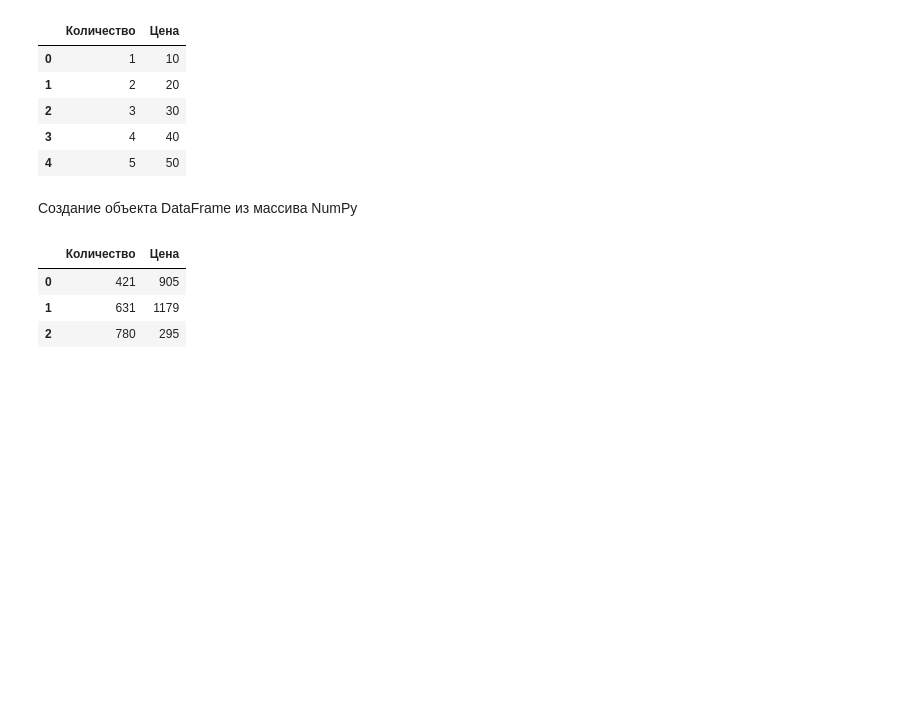
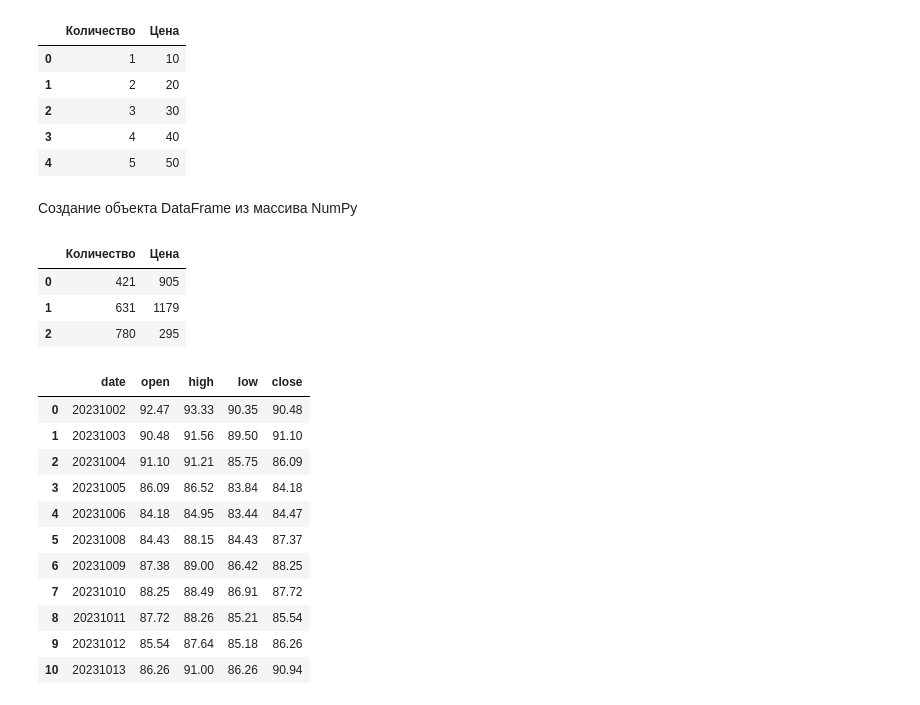
Before and after one commit to ArretWins/NumpyStudyProject, a Jupyter notebook: pandas/lesson_2.ipynb, the cells around one changed output. Saved outputs shown, nothing was run; the diff lists cells and outputs as text; code cells hidden in the pictures; blank space fills up the shorter version.

```diff
--- a/pandas/lesson_2.ipynb
+++ b/pandas/lesson_2.ipynb
@@ -64,3 +64,31 @@ display(df)
 | 0 | 421 | 905 |
 | 1 | 631 | 1179 |
 | 2 | 780 | 295 |
+# %%
+brent_values = [['20231002', 92.47, 93.33, 90.35, 90.48],
+                ['20231003', 90.48, 91.56, 89.5, 91.1],
+                ['20231004', 91.1, 91.21, 85.75, 86.09],
+                ['20231005', 86.09, 86.52, 83.84, 84.18],
+                ['20231006', 84.18, 84.95, 83.44, 84.47],
+                ['20231008', 84.43, 88.15, 84.43, 87.37],
+                ['20231009', 87.38, 89.0, 86.42, 88.25],
+                ['20231010', 88.25, 88.49, 86.91, 87.72],
+                ['20231011', 87.72, 88.26, 85.21, 85.54],
+                ['20231012', 85.54, 87.64, 85.18, 86.26],
+                ['20231013', 86.26, 91.0, 86.26, 90.94]]
+brent_columns = ['date', 'open', 'high', 'low', 'close']
+brent = pd.DataFrame(data=brent_values, columns=brent_columns)
+display(brent)
+# %% [output]
+|  | date | open | high | low | close |
+| 0 | 20231002 | 92.47 | 93.33 | 90.35 | 90.48 |
+| 1 | 20231003 | 90.48 | 91.56 | 89.50 | 91.10 |
+| 2 | 20231004 | 91.10 | 91.21 | 85.75 | 86.09 |
+| 3 | 20231005 | 86.09 | 86.52 | 83.84 | 84.18 |
+| 4 | 20231006 | 84.18 | 84.95 | 83.44 | 84.47 |
+| 5 | 20231008 | 84.43 | 88.15 | 84.43 | 87.37 |
+| 6 | 20231009 | 87.38 | 89.00 | 86.42 | 88.25 |
+| 7 | 20231010 | 88.25 | 88.49 | 86.91 | 87.72 |
+| 8 | 20231011 | 87.72 | 88.26 | 85.21 | 85.54 |
+| 9 | 20231012 | 85.54 | 87.64 | 85.18 | 86.26 |
+| 10 | 20231013 | 86.26 | 91.00 | 86.26 | 90.94 |
```
Also changed, not shown: parts of 30 cells of this notebook.
